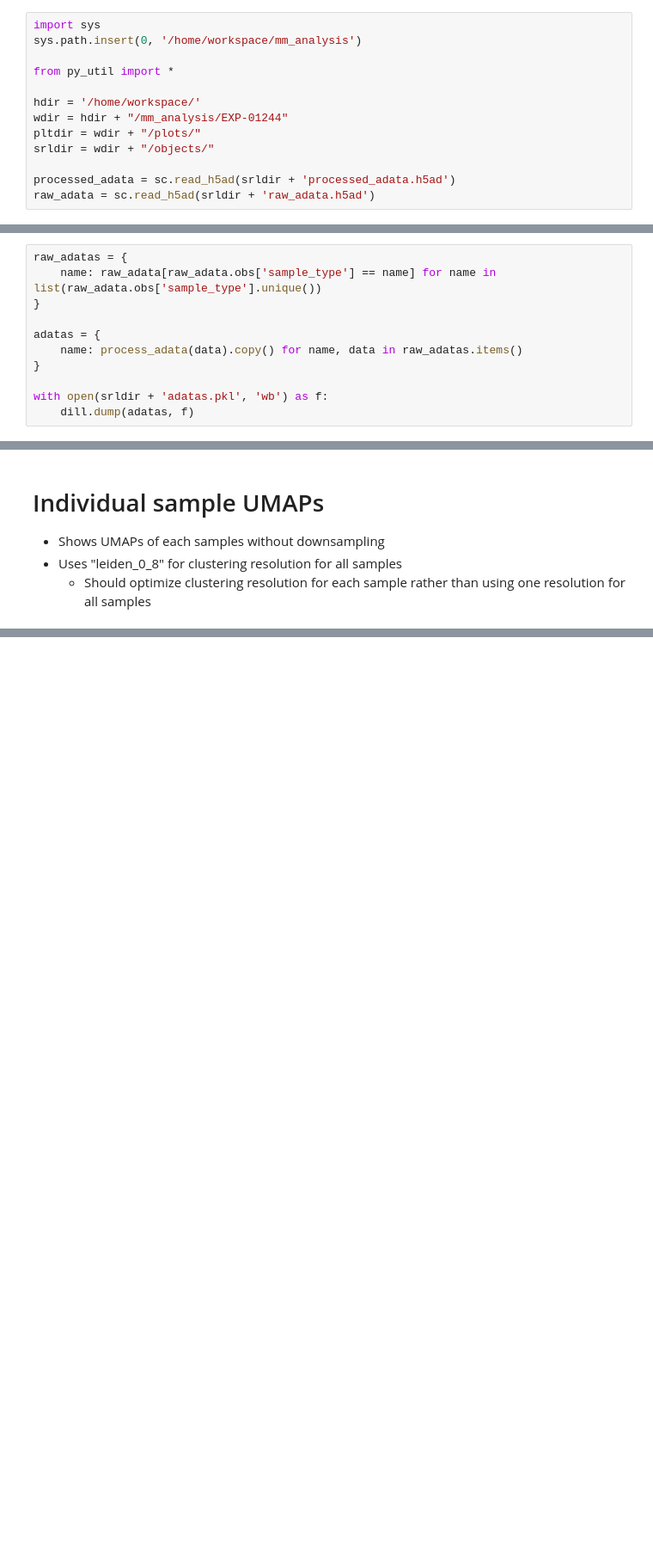
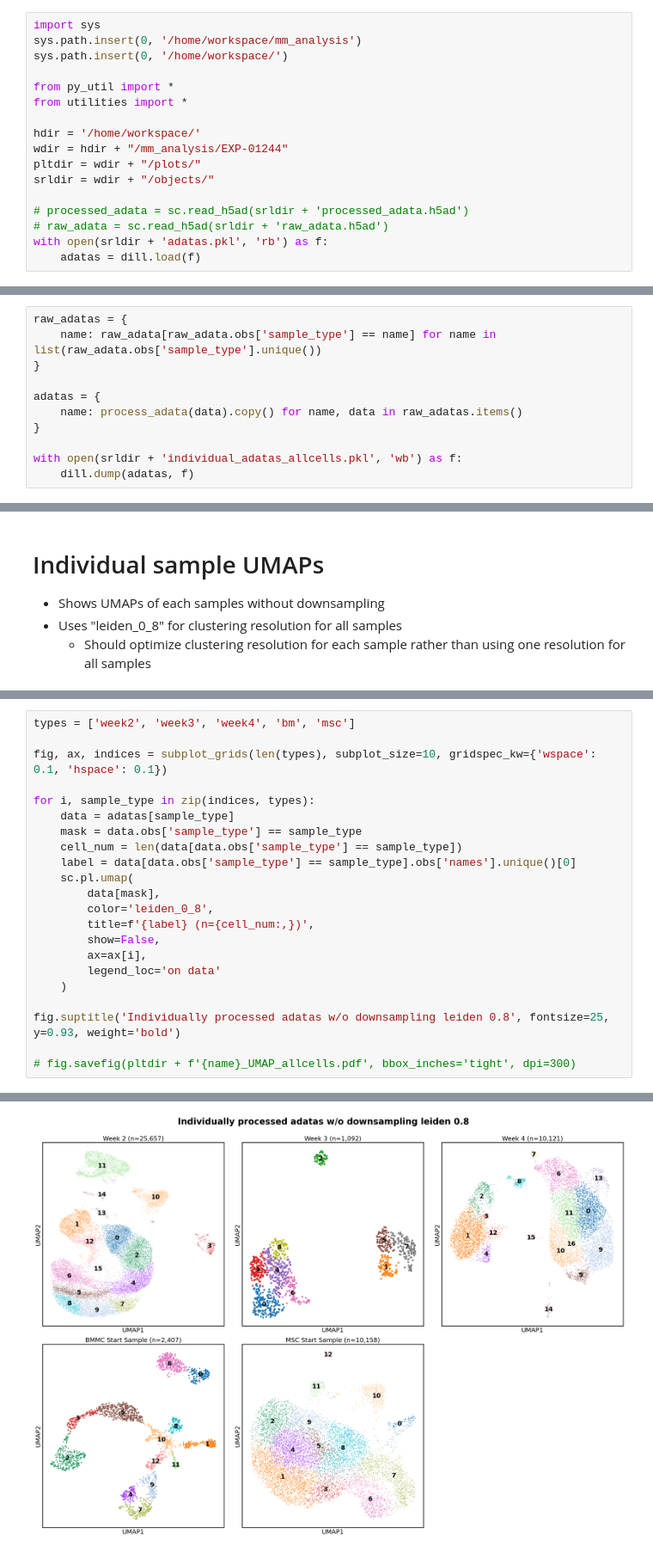
Before and after one commit to kevin-lee-aifi/mm_bm_chip_organoids, a Jupyter notebook: EXP-01244/notebooks/individual_processing.ipynb, the cells around one changed output, grey strips where cells are left out. Shown at 86% size. Drawn from its saved outputs; the diff is of its cells as text; blank space fills up the shorter version.

```diff
--- a/EXP-01244/notebooks/individual_processing.ipynb
+++ b/EXP-01244/notebooks/individual_processing.ipynb
@@ -3,16 +3,20 @@
 # %%
 import sys
 sys.path.insert(0, '/home/workspace/mm_analysis')
+sys.path.insert(0, '/home/workspace/')
 
 from py_util import *
+from utilities import *
 
 hdir = '/home/workspace/'
 wdir = hdir + "/mm_analysis/EXP-01244"
 pltdir = wdir + "/plots/"
 srldir = wdir + "/objects/"
 
-processed_adata = sc.read_h5ad(srldir + 'processed_adata.h5ad')
-raw_adata = sc.read_h5ad(srldir + 'raw_adata.h5ad')
+# processed_adata = sc.read_h5ad(srldir + 'processed_adata.h5ad')
+# raw_adata = sc.read_h5ad(srldir + 'raw_adata.h5ad')
+with open(srldir + 'adatas.pkl', 'rb') as f:
+    adatas = dill.load(f)
 # %% [markdown]
 # Generating and processing adata without downsampling
 
@@ -86,5 +90,5 @@ adatas = {
     name: process_adata(data).copy() for name, data in raw_adatas.items()
 }
 
-with open(srldir + 'adatas.pkl', 'wb') as f:
+with open(srldir + 'individual_adatas_allcells.pkl', 'wb') as f:
     dill.dump(adatas, f)
@@ -135,0 +122,23 @@ for name, data in adatas.items():
+# %%
+types = ['week2', 'week3', 'week4', 'bm', 'msc']
+
+fig, ax, indices = subplot_grids(len(types), subplot_size=10, gridspec_kw={'wspace': 0.1, 'hspace': 0.1})
+
+for i, sample_type in zip(indices, types):
+    data = adatas[sample_type]
+    mask = data.obs['sample_type'] == sample_type
+    cell_num = len(data[data.obs['sample_type'] == sample_type])
+    label = data[data.obs['sample_type'] == sample_type].obs['names'].unique()[0]
+    sc.pl.umap(
+        data[mask],
+        color='leiden_0_8',
+        title=f'{label} (n={cell_num:,})',
+        show=False,
+        ax=ax[i],
+        legend_loc='on data'
+    )
+
+fig.suptitle('Individually processed adatas w/o downsampling leiden 0.8', fontsize=25, y=0.93, weight='bold')
+
+# fig.savefig(pltdir + f'{name}_UMAP_allcells.pdf', bbox_inches='tight', dpi=300)
+# %% [output]
@@ -135,0 +146 @@ for name, data in adatas.items():
+[figure, added]
```
Also changed, not shown: parts of 4 cells of this notebook, 1 other file.
